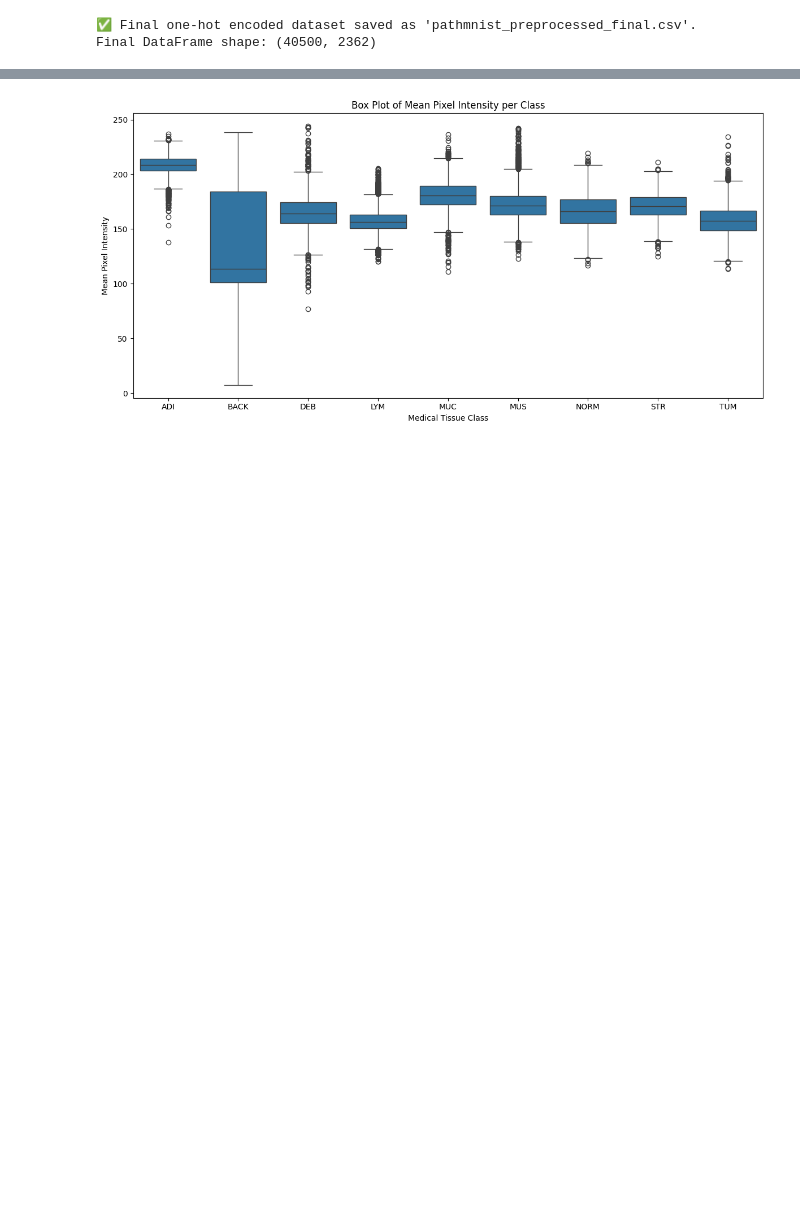
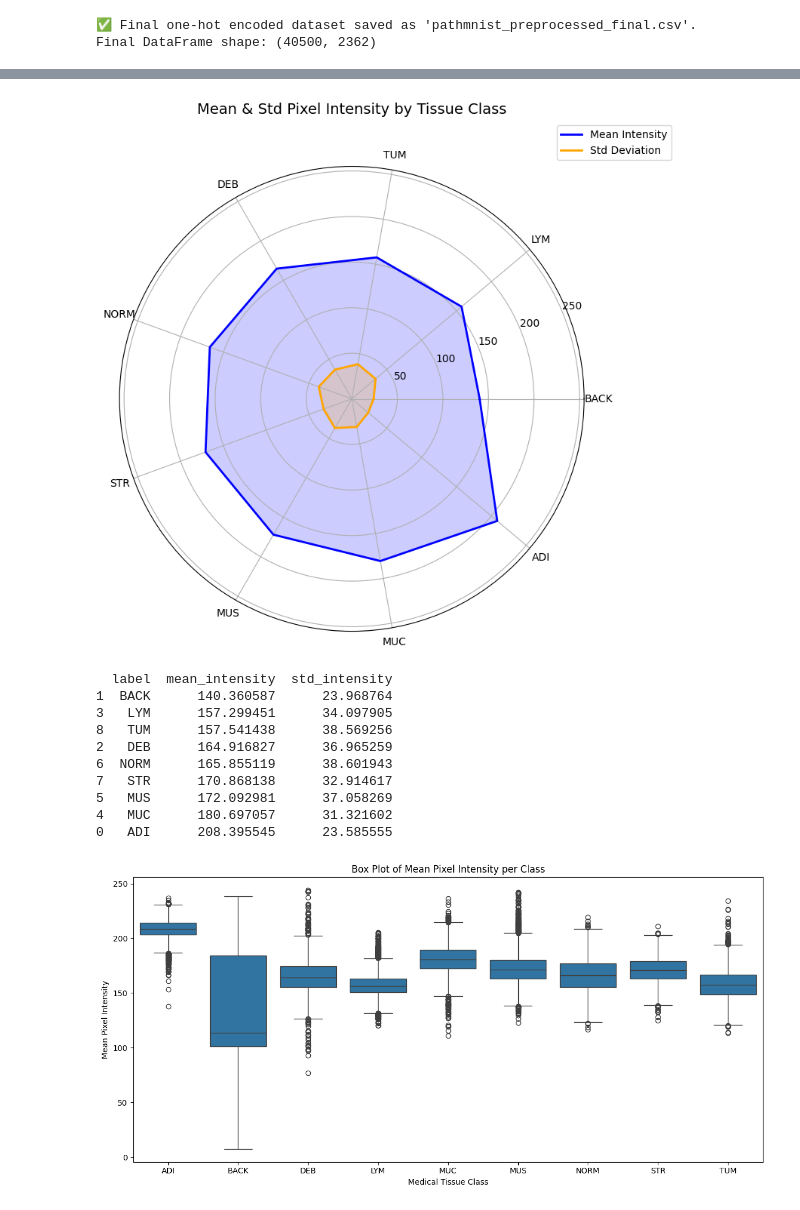
Before and after one commit to anasraza57/CW2, a Jupyter notebook: main.ipynb, the cells around one changed output, grey strips where cells are left out. Drawn from its saved outputs; the diff is of its cells as text; code cells hidden in the pictures; blank space fills up the shorter version.

```diff
--- a/main.ipynb
+++ b/main.ipynb
@@ -135,3 +197,70 @@ Final DataFrame shape: (40500, 2362)
+# %%
+from math import pi
+
+# Select pixel-only columns (exclude label and MeanIntensity)
+pixel_columns = df_sampled.columns.difference(['label', 'MeanIntensity'])
+
+# Calculate mean and std pixel intensity per image
+df_sampled['mean_intensity'] = df_sampled[pixel_columns].mean(axis=1)
+df_sampled['std_intensity'] = df_sampled[pixel_columns].std(axis=1)
+
+# Group by tissue class and calculate mean across samples
+grouped = df_sampled.groupby('label').agg({
+    'mean_intensity': 'mean',
+    'std_intensity': 'mean'
+}).reset_index()
+
+# Sort by mean to improve circular plot layout
+grouped = grouped.sort_values(by='mean_intensity')
+
+# Extract values
+labels = grouped['label'].tolist()
+mean_values = grouped['mean_intensity'].tolist()
+std_values = grouped['std_intensity'].tolist()
+
+# Create angles for radar chart
+angles = [n / float(len(labels)) * 2 * pi for n in range(len(labels))]
+
+# Complete the loop for closed radar plot
+labels += [labels[0]]
+mean_values += [mean_values[0]]
+std_values += [std_values[0]]
+angles += [angles[0]]
+
+# Plot radar chart
+fig, ax = plt.subplots(figsize=(8, 8), subplot_kw=dict(polar=True))
+ax.set_ylim(0, 255)
+
+# Plot mean
+ax.plot(angles, mean_values, linewidth=2, label='Mean Intensity', color='blue')
+ax.fill(angles, mean_values, alpha=0.2, color='blue')
+
+# Plot std deviation
+ax.plot(angles, std_values, linewidth=2, label='Std Deviation', color='orange')
+ax.fill(angles, std_values, alpha=0.2, color='orange')
+
+# Ticks and labels
+ax.set_xticks(angles[:-1])
+ax.set_xticklabels(labels[:-1], fontsize=10)
+ax.set_title("Mean & Std Pixel Intensity by Tissue Class", size=14, y=1.1)
+ax.legend(loc='upper right', bbox_to_anchor=(1.2, 1.1))
+
+plt.show()
+
+# Optional: Check for any sharp differences
+print(grouped[['label', 'mean_intensity', 'std_intensity']])
+# %% [output]
+[figure, added]
+  label  mean_intensity  std_intensity
+1  BACK      140.360587      23.968764
+3   LYM      157.299451      34.097905
+8   TUM      157.541438      38.569256
+2   DEB      164.916827      36.965259
+6  NORM      165.855119      38.601943
+7   STR      170.868138      32.914617
+5   MUS      172.092981      37.058269
+4   MUC      180.697057      31.321602
+0   ADI      208.395545      23.585555
 # %%
 import seaborn as sns
 import matplotlib.pyplot as plt
```
Also changed, not shown: parts of 3 cells of this notebook.
